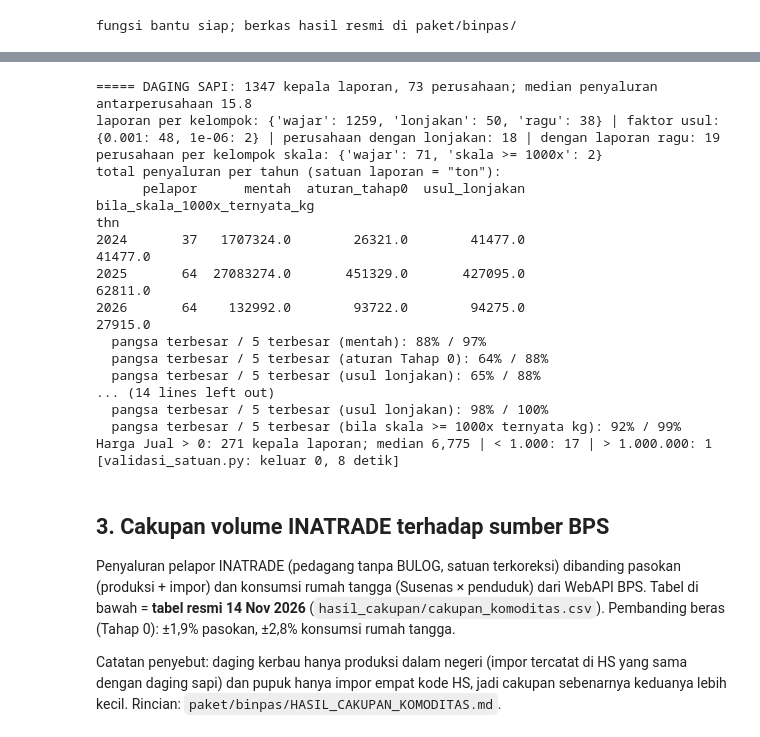
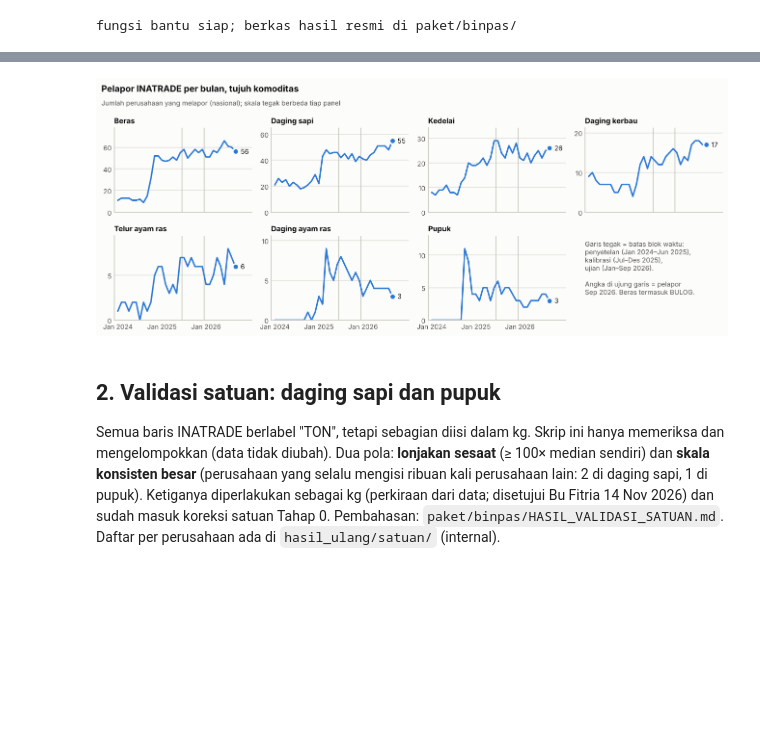
Before and after one commit to harits766/tess, a Jupyter notebook: binpas/colab/05_inatrade_tujuh_komoditas.ipynb, the cells around one changed output, grey strips where cells are left out. Drawn from its saved outputs; the diff is of its cells as text; code cells hidden in the pictures; blank space fills up the shorter version.

```diff
--- a/binpas/colab/05_inatrade_tujuh_komoditas.ipynb
+++ b/binpas/colab/05_inatrade_tujuh_komoditas.ipynb
@@ -1897,29 +2126,12 @@ Pembahasan: `paket/binpas/HASIL_VALIDASI_SATUAN.md`. Daftar per perusahaan ada d
 # %%
-_ = jalan('binpas/validasi_satuan.py', XLSM, os.path.join(HASIL, 'satuan'), 'DAGING SAPI', 'PUPUK')
+grafik_pelapor(os.path.join(HASIL, 'tahap0', 'pelapor_per_bulan.csv'))
 # %% [output]
-===== DAGING SAPI: 1347 kepala laporan, 73 perusahaan; median penyaluran antarperusahaan 15.8
-laporan per kelompok: {'wajar': 1259, 'lonjakan': 50, 'ragu': 38} | faktor usul: {0.001: 48, 1e-06: 2} | perusahaan dengan lonjakan: 18 | dengan laporan ragu: 19
-perusahaan per kelompok skala: {'wajar': 71, 'skala >= 1000x': 2}
-total penyaluran per tahun (satuan laporan = "ton"):
-      pelapor      mentah  aturan_tahap0  usul_lonjakan  bila_skala_1000x_ternyata_kg
-thn
-2024       37   1707324.0        26321.0        41477.0                       41477.0
-2025       64  27083274.0       451329.0       427095.0                       62811.0
-2026       64    132992.0        93722.0        94275.0                       27915.0
-  pangsa terbesar / 5 terbesar (mentah): 88% / 97%
-  pangsa terbesar / 5 terbesar (aturan Tahap 0): 64% / 88%
-  pangsa terbesar / 5 terbesar (usul lonjakan): 65% / 88%
-... (14 lines left out)
-  pangsa terbesar / 5 terbesar (usul lonjakan): 98% / 100%
-  pangsa terbesar / 5 terbesar (bila skala >= 1000x ternyata kg): 92% / 99%
-Harga Jual > 0: 271 kepala laporan; median 6,775 | < 1.000: 17 | > 1.000.000: 1
-[validasi_satuan.py: keluar 0, 8 detik]
+[figure, added]
 # %% [markdown]
-## 3. Cakupan volume INATRADE terhadap sumber BPS
-Penyaluran pelapor INATRADE (pedagang tanpa BULOG, satuan terkoreksi) dibanding pasokan (produksi + impor) dan
-konsumsi rumah tangga (Susenas × penduduk) dari WebAPI BPS. Tabel di bawah = **tabel resmi 14 Nov 2026**
-(`hasil_cakupan/cakupan_komoditas.csv`). Pembanding beras (Tahap 0): ±1,9% pasokan, ±2,8% konsumsi rumah tangga.
-
-Catatan penyebut: daging kerbau hanya produksi dalam negeri (impor tercatat di HS yang sama dengan daging sapi) dan
-pupuk hanya impor empat kode HS, jadi cakupan sebenarnya keduanya lebih kecil. Rincian: `paket/binpas/HASIL_CAKUPAN_KOMODITAS.md`.
+## 2. Validasi satuan: daging sapi dan pupuk
+Semua baris INATRADE berlabel "TON", tetapi sebagian diisi dalam kg. Skrip ini hanya memeriksa dan mengelompokkan
+(data tidak diubah). Dua pola: **lonjakan sesaat** (≥ 100× median sendiri) dan **skala konsisten besar** (perusahaan
+yang selalu mengisi ribuan kali perusahaan lain: 2 di daging sapi, 1 di pupuk). Ketiganya diperlakukan sebagai kg
+(perkiraan dari data; disetujui Bu Fitria 14 Nov 2026) dan sudah masuk koreksi satuan Tahap 0.
+Pembahasan: `paket/binpas/HASIL_VALIDASI_SATUAN.md`. Daftar per perusahaan ada di `hasil_ulang/satuan/` (internal).
 # %%
```
Also changed, not shown: parts of 69 cells of this notebook, 2 other files.
